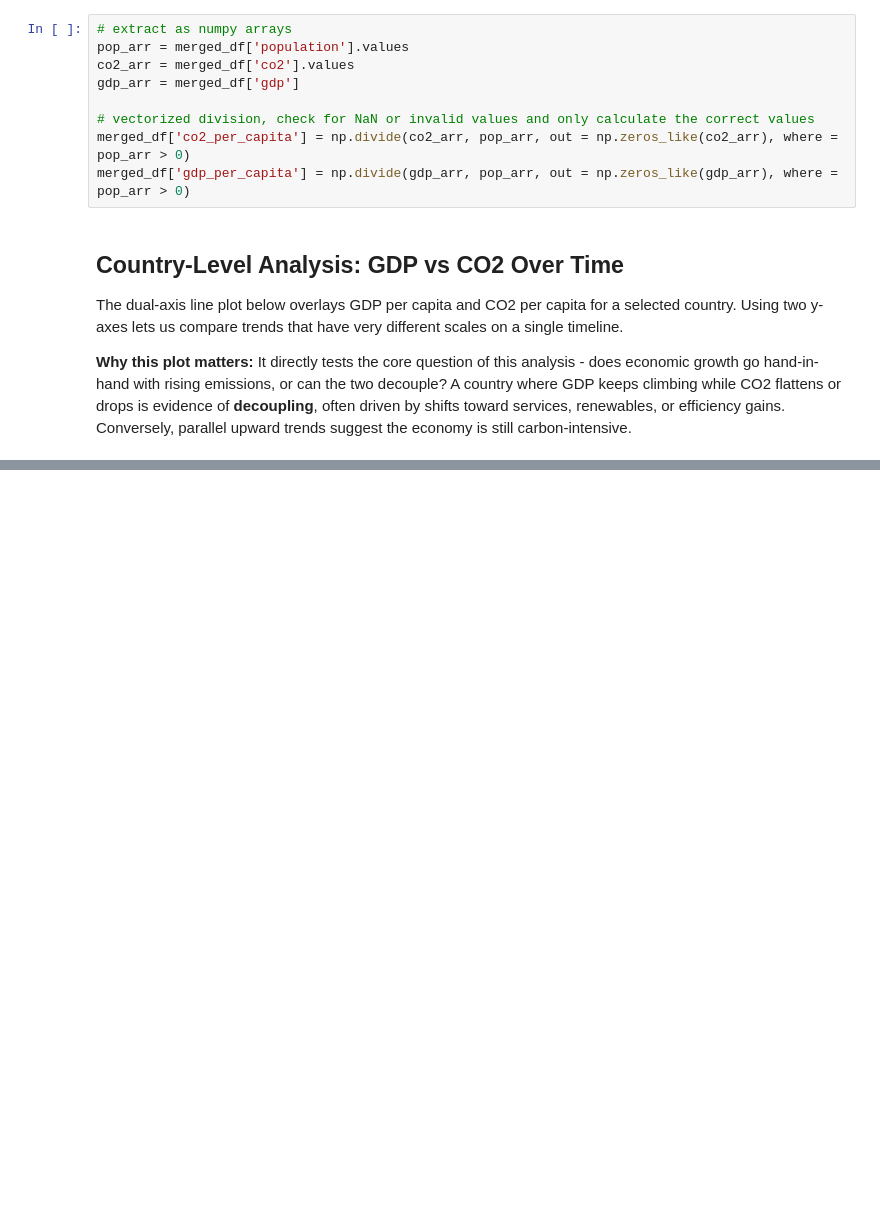
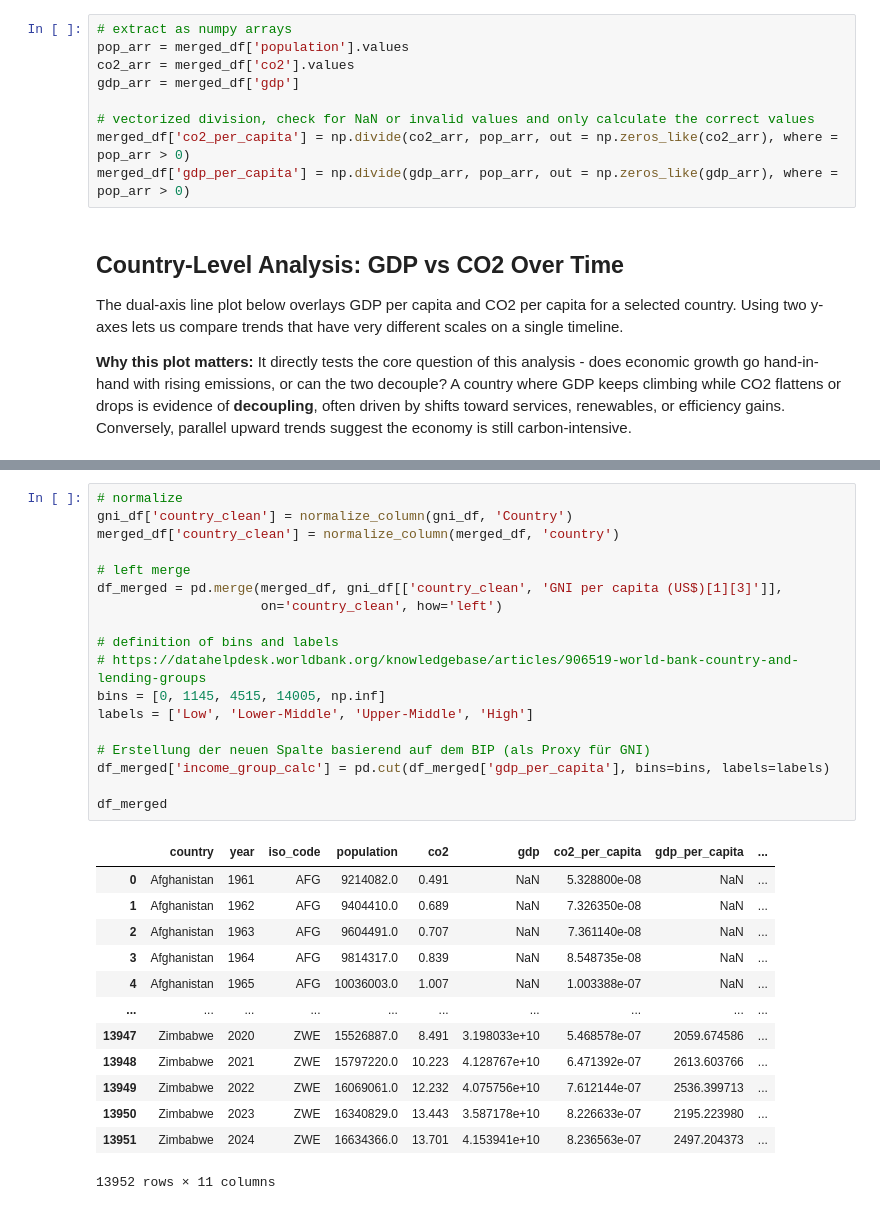
Before and after one commit to fabianfrank-dev/carbon_analysis, a Jupyter notebook: processor.ipynb, the cells around one changed output, grey strips where cells are left out. Saved outputs shown, nothing was run; the diff lists cells and outputs as text; blank space fills up the shorter version.

```diff
--- a/processor.ipynb
+++ b/processor.ipynb
@@ -207,0 +245,32 @@ plt.show()
+# %%
+# normalize
+gni_df['country_clean'] = normalize_column(gni_df, 'Country')
+merged_df['country_clean'] = normalize_column(merged_df, 'country')
+
+# left merge
+df_merged = pd.merge(merged_df, gni_df[['country_clean', 'GNI per capita (US$)[1][3]']],
+                     on='country_clean', how='left')
+
+# definition of bins and labels
+# https://datahelpdesk.worldbank.org/knowledgebase/articles/906519-world-bank-country-and-lending-groups
+bins = [0, 1145, 4515, 14005, np.inf]
+labels = ['Low', 'Lower-Middle', 'Upper-Middle', 'High']
+
+# Erstellung der neuen Spalte basierend auf dem BIP (als Proxy für GNI)
+df_merged['income_group_calc'] = pd.cut(df_merged['gdp_per_capita'], bins=bins, labels=labels)
+
+df_merged
+# %% [output]
+|  | country | year | iso_code | population | co2 | gdp | co2_per_capita | gdp_per_capita | ... |
+| 0 | Afghanistan | 1961 | AFG | 9214082.0 | 0.491 | NaN | 5.328800e-08 | NaN | ... |
+| 1 | Afghanistan | 1962 | AFG | 9404410.0 | 0.689 | NaN | 7.326350e-08 | NaN | ... |
+| 2 | Afghanistan | 1963 | AFG | 9604491.0 | 0.707 | NaN | 7.361140e-08 | NaN | ... |
+| 3 | Afghanistan | 1964 | AFG | 9814317.0 | 0.839 | NaN | 8.548735e-08 | NaN | ... |
+| 4 | Afghanistan | 1965 | AFG | 10036003.0 | 1.007 | NaN | 1.003388e-07 | NaN | ... |
+| ... | ... | ... | ... | ... | ... | ... | ... | ... | ... |
+| 13947 | Zimbabwe | 2020 | ZWE | 15526887.0 | 8.491 | 3.198033e+10 | 5.468578e-07 | 2059.674586 | ... |
+| 13948 | Zimbabwe | 2021 | ZWE | 15797220.0 | 10.223 | 4.128767e+10 | 6.471392e-07 | 2613.603766 | ... |
+| 13949 | Zimbabwe | 2022 | ZWE | 16069061.0 | 12.232 | 4.075756e+10 | 7.612144e-07 | 2536.399713 | ... |
+| 13950 | Zimbabwe | 2023 | ZWE | 16340829.0 | 13.443 | 3.587178e+10 | 8.226633e-07 | 2195.223980 | ... |
+| 13951 | Zimbabwe | 2024 | ZWE | 16634366.0 | 13.701 | 4.153941e+10 | 8.236563e-07 | 2497.204373 | ... |
+13952 rows × 11 columns
```
Also changed, not shown: parts of 12 cells of this notebook, 2 other files.
